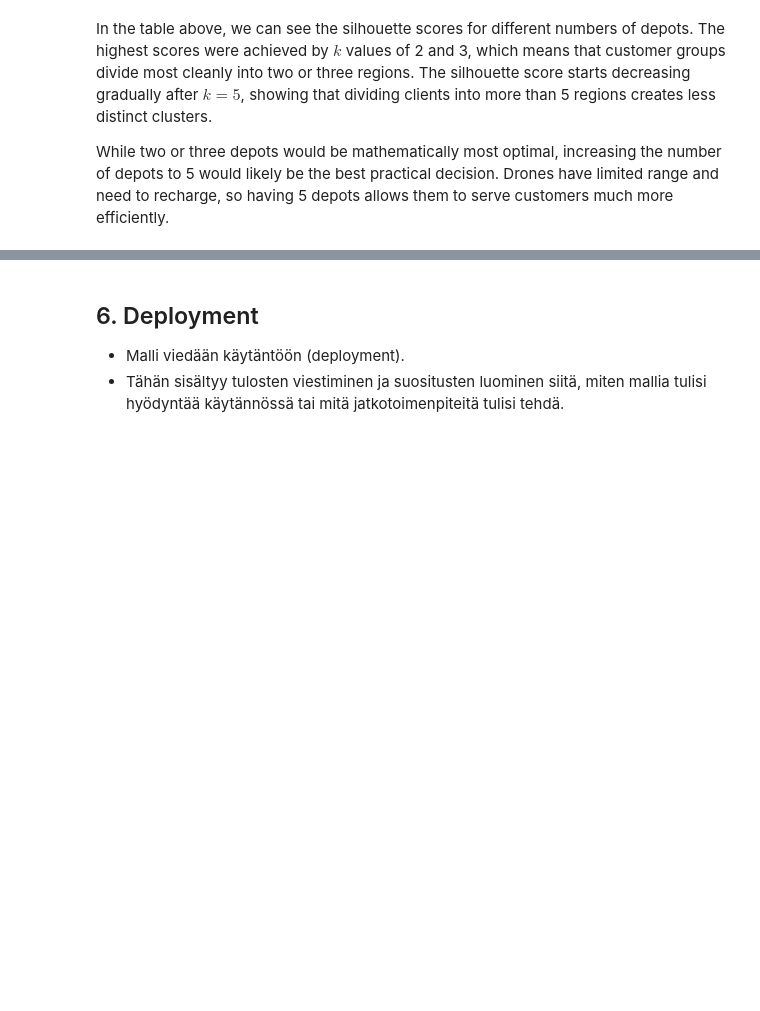
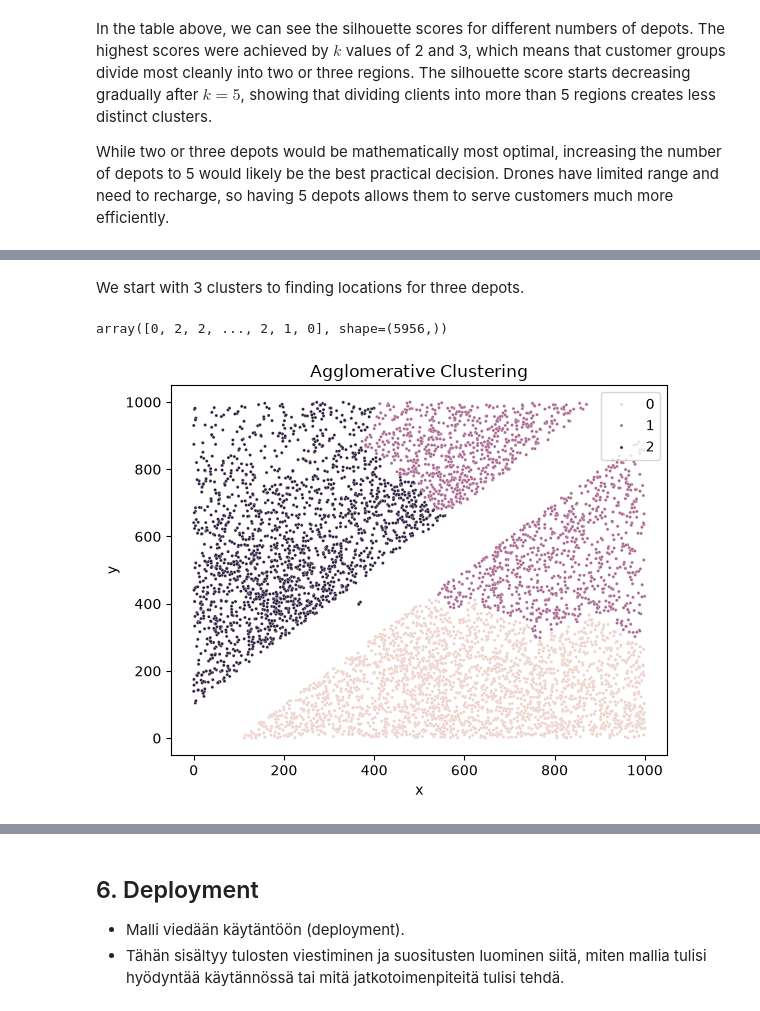
Before and after one commit to mehiis/data-processing-and-machine-learning-metropolia-group7, a Jupyter notebook: assignment-05/assignment-05-clustering-and-association-rule-mining.ipynb, the cells around one changed output, grey strips where cells are left out. Saved outputs shown, nothing was run; the diff lists cells and outputs as text; code cells hidden in the pictures; blank space fills up the shorter version.

```diff
--- a/assignment-05/assignment-05-clustering-and-association-rule-mining.ipynb
+++ b/assignment-05/assignment-05-clustering-and-association-rule-mining.ipynb
@@ -334,0 +352,17 @@ While two or three depots would be mathematically most optimal, increasing the n
+# %%
+from sklearn.cluster import AgglomerativeClustering
+
+X = loc_df[['x', 'y']]
+# %% [markdown]
+We start with 3 clusters to finding locations for three depots.
+# %%
+model_agg = AgglomerativeClustering(
+    n_clusters=3,
+    linkage='ward'
+)
+
+agg_labels = model_agg.fit_predict(X)
+
+agg_labels
+# %% [output]
+array([0, 2, 2, ..., 2, 1, 0], shape=(5956,))
@@ -334,0 +371,15 @@ While two or three depots would be mathematically most optimal, increasing the n
+# %%
+sns.scatterplot(
+    data=loc_df,
+    x='x',
+    y='y',
+    hue=agg_labels,
+    s=5
+)
+
+plt.xlabel('x')
+plt.ylabel('y')
+plt.title('Agglomerative Clustering')
+plt.show()
+# %% [output]
+[figure, added]
```
Also changed, not shown: parts of 14 cells of this notebook, 2 other files.
